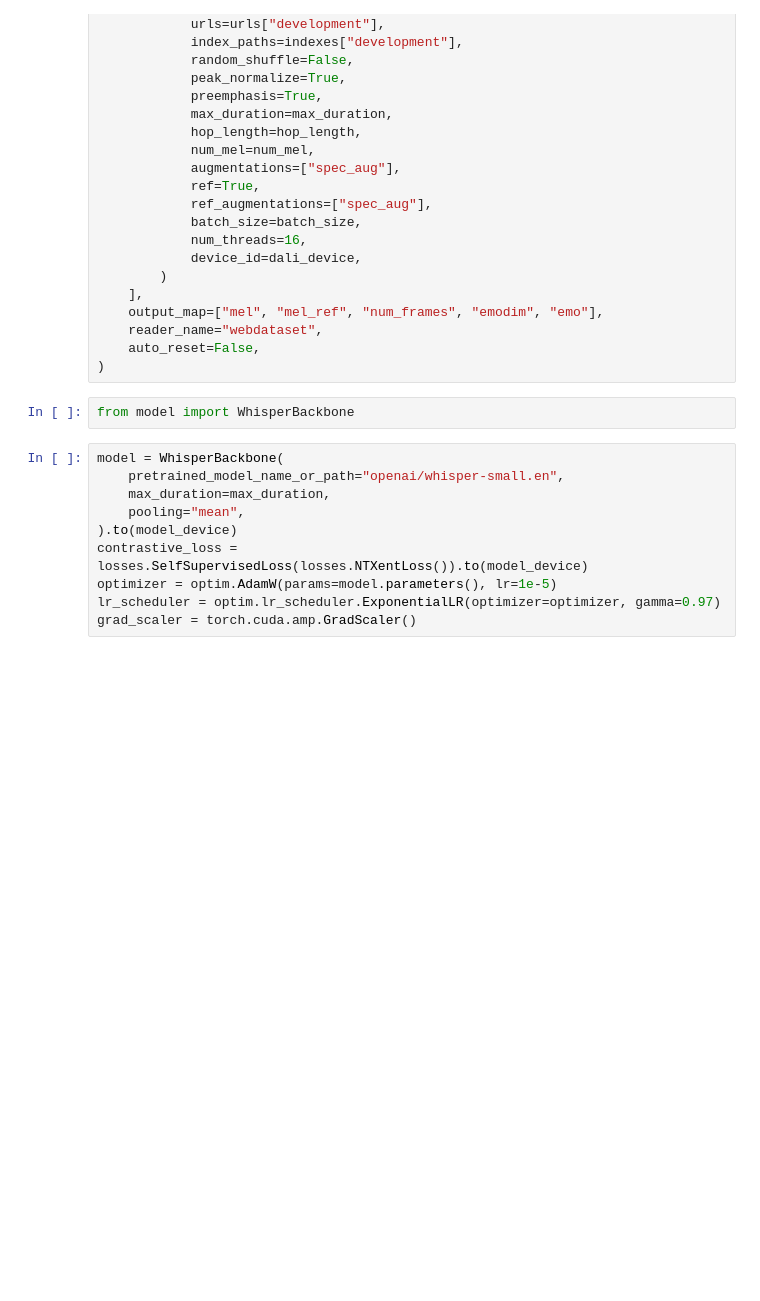
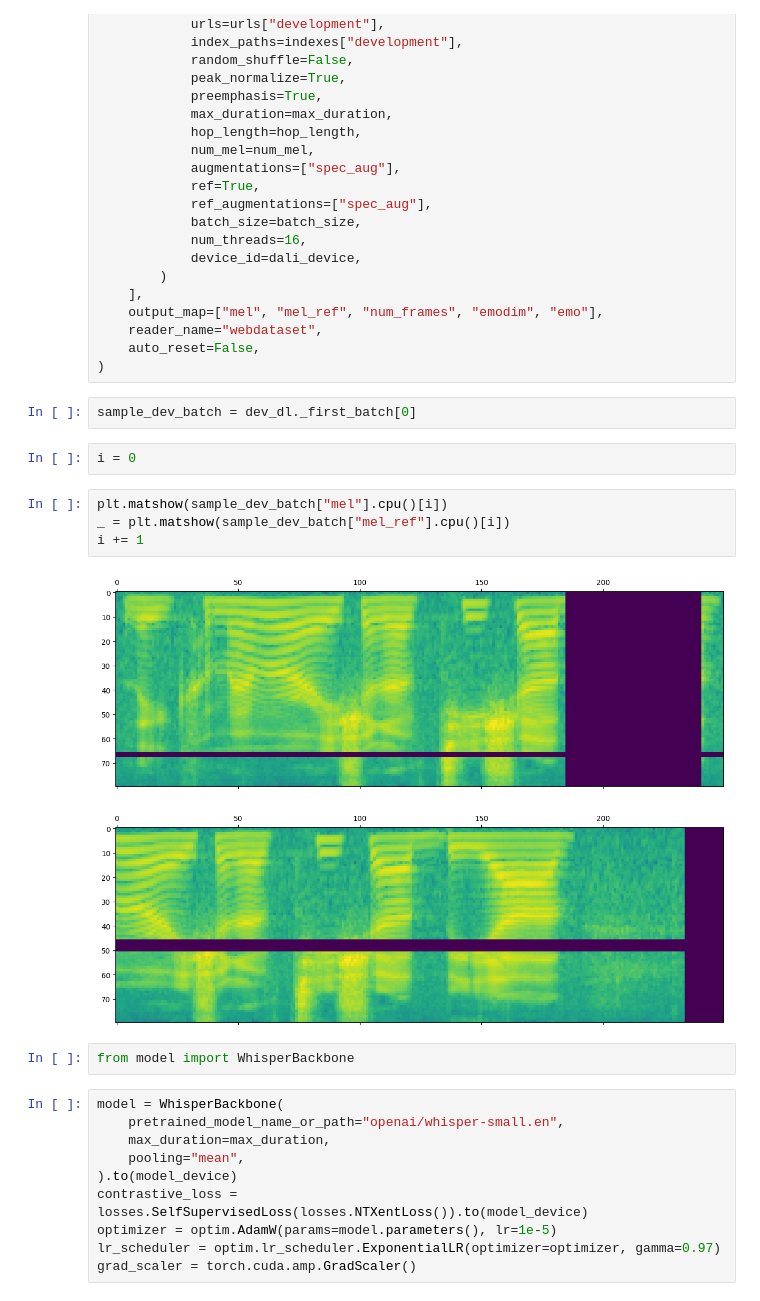
Before and after one commit to kdonbekci/contrastive-emotion, a Jupyter notebook: contrastive.ipynb, the cells around one changed output. Cells and saved outputs as stored; diff of their text form; blank space fills up the shorter version.

```diff
--- a/contrastive.ipynb
+++ b/contrastive.ipynb
@@ -93,6 +99,17 @@ dev_dl = DALIGenericIterator(
     reader_name="webdataset",
     auto_reset=False,
 )
+# %%
+sample_dev_batch = dev_dl._first_batch[0]
+# %%
+i = 0
+# %%
+plt.matshow(sample_dev_batch["mel"].cpu()[i])
+_ = plt.matshow(sample_dev_batch["mel_ref"].cpu()[i])
+i += 1
+# %% [output]
+[figure, added]
+[figure, added]
 # %%
 from model import WhisperBackbone
 # %%
```
Also changed, not shown: parts of 16 cells of this notebook, 2 other files.
